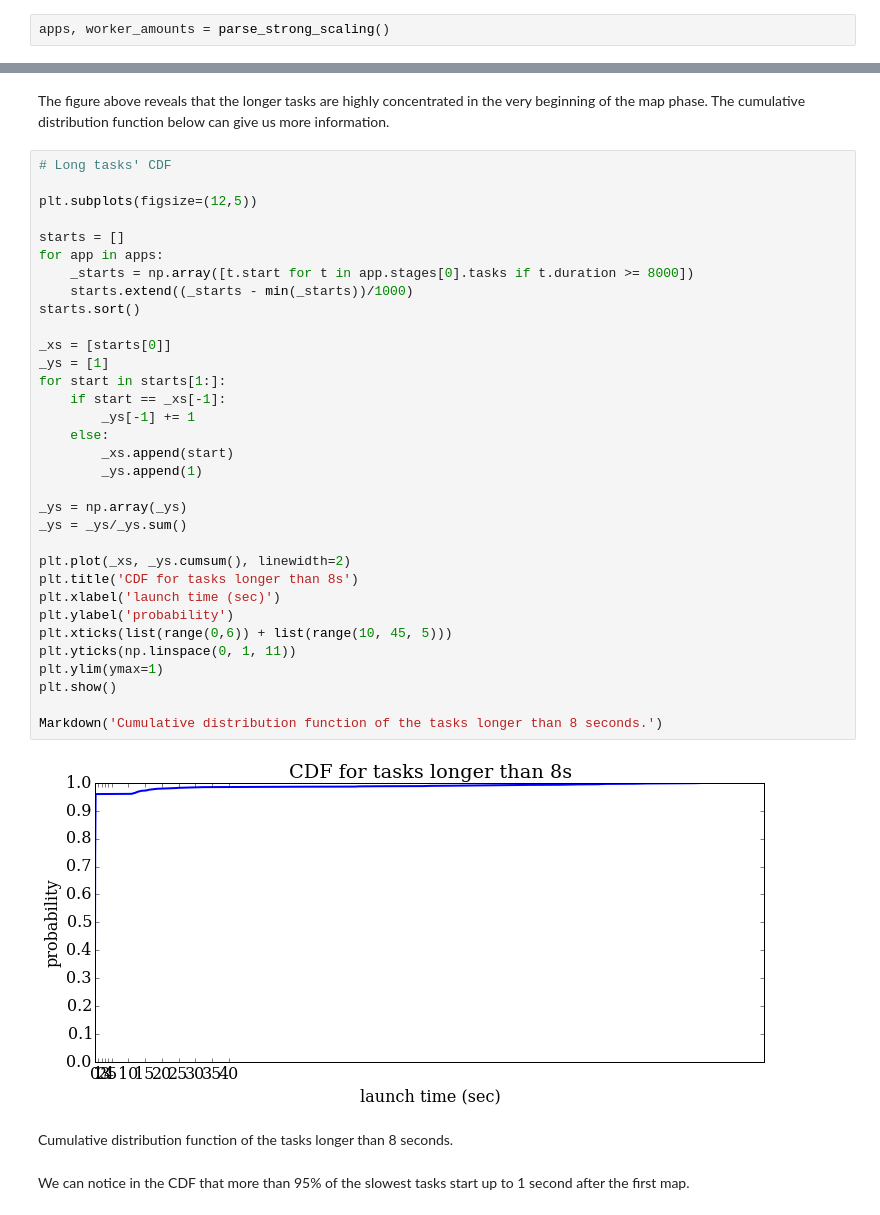
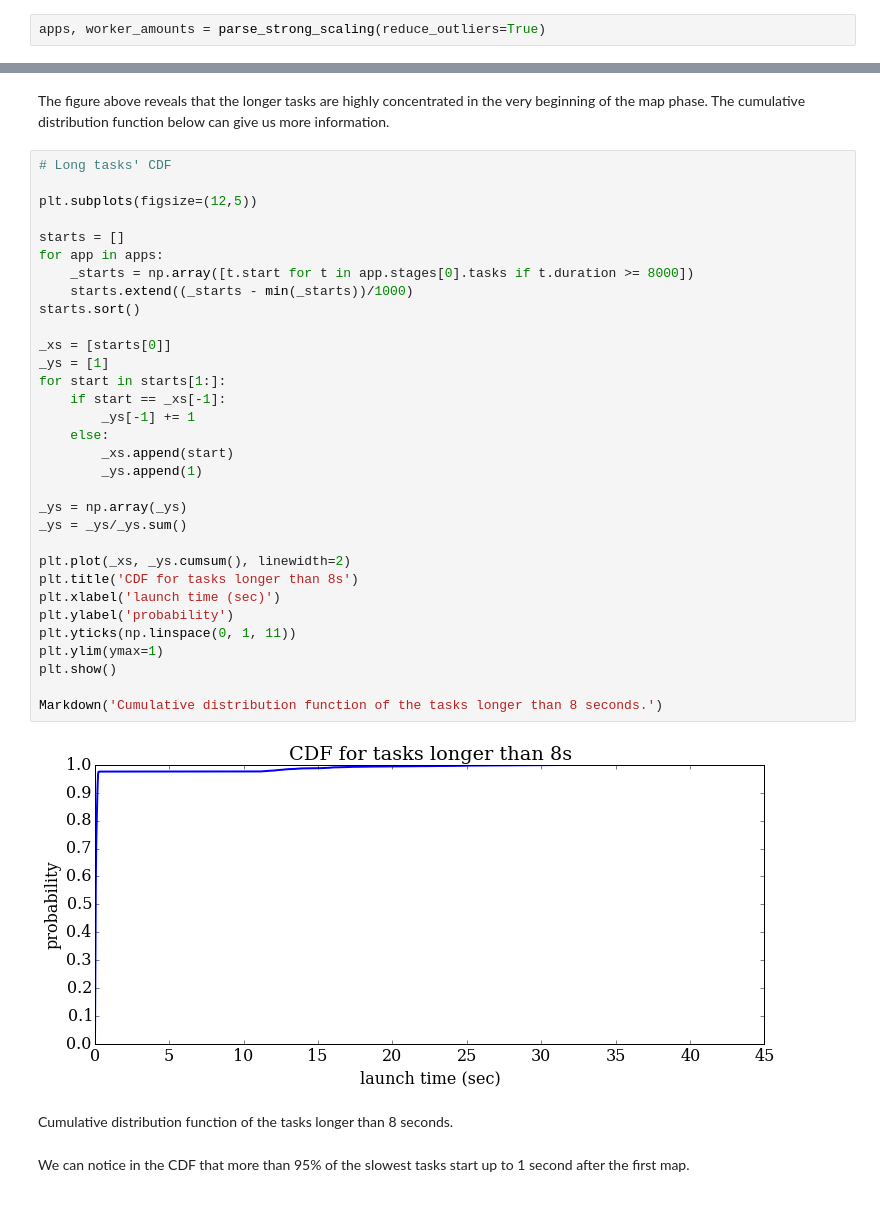
Before and after one commit to cemsbr/phd_notebook, a Jupyter notebook: Map Stage.ipynb, the cells around one changed output, grey strips where cells are left out. Cells and saved outputs as stored; diff of their text form.

```diff
--- a/Map Stage.ipynb
+++ b/Map Stage.ipynb
@@ -24,7 +24,7 @@ matplotlib.rcParams.update({'font.size': 16,
 
 from common import *
 # %%
-apps, worker_amounts = parse_strong_scaling()
+apps, worker_amounts = parse_strong_scaling(reduce_outliers=True)
 # %%
 # Some experiment information
 
@@ -214,35 +214,34 @@ The cumulative distribution function below can give us more information.
 plt.subplots(figsize=(12,5))
 
 starts = []
 for app in apps:
     _starts = np.array([t.start for t in app.stages[0].tasks if t.duration >= 8000])
     starts.extend((_starts - min(_starts))/1000)
 starts.sort()
 
 _xs = [starts[0]]
 _ys = [1]
 for start in starts[1:]:
     if start == _xs[-1]:
         _ys[-1] += 1
     else:
         _xs.append(start)
         _ys.append(1)
 
 _ys = np.array(_ys)
 _ys = _ys/_ys.sum()
 
 plt.plot(_xs, _ys.cumsum(), linewidth=2)
 plt.title('CDF for tasks longer than 8s')
 plt.xlabel('launch time (sec)')
 plt.ylabel('probability')
-plt.xticks(list(range(0,6)) + list(range(10, 45, 5)))
 plt.yticks(np.linspace(0, 1, 11))
 plt.ylim(ymax=1)
 plt.show()
 
 Markdown('Cumulative distribution function of the tasks longer than 8 seconds.')
 # %% [output]
-[figure, old version]
+[figure, new version]
 Cumulative distribution function of the tasks longer than 8 seconds.
 # %% [markdown]
 We can notice in the CDF that more than 95% of the slowest tasks start up to 1 second after the first map.
```
Also changed, not shown: parts of 10 cells of this notebook, 3 other files.
